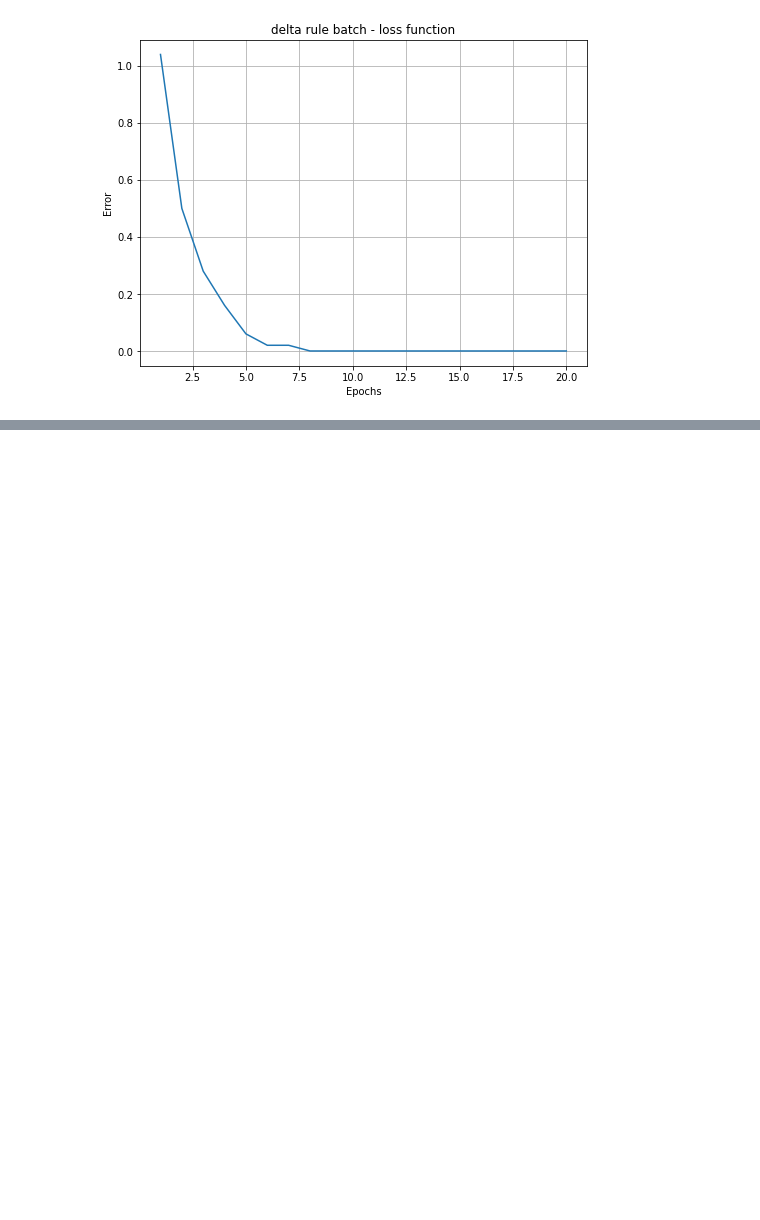
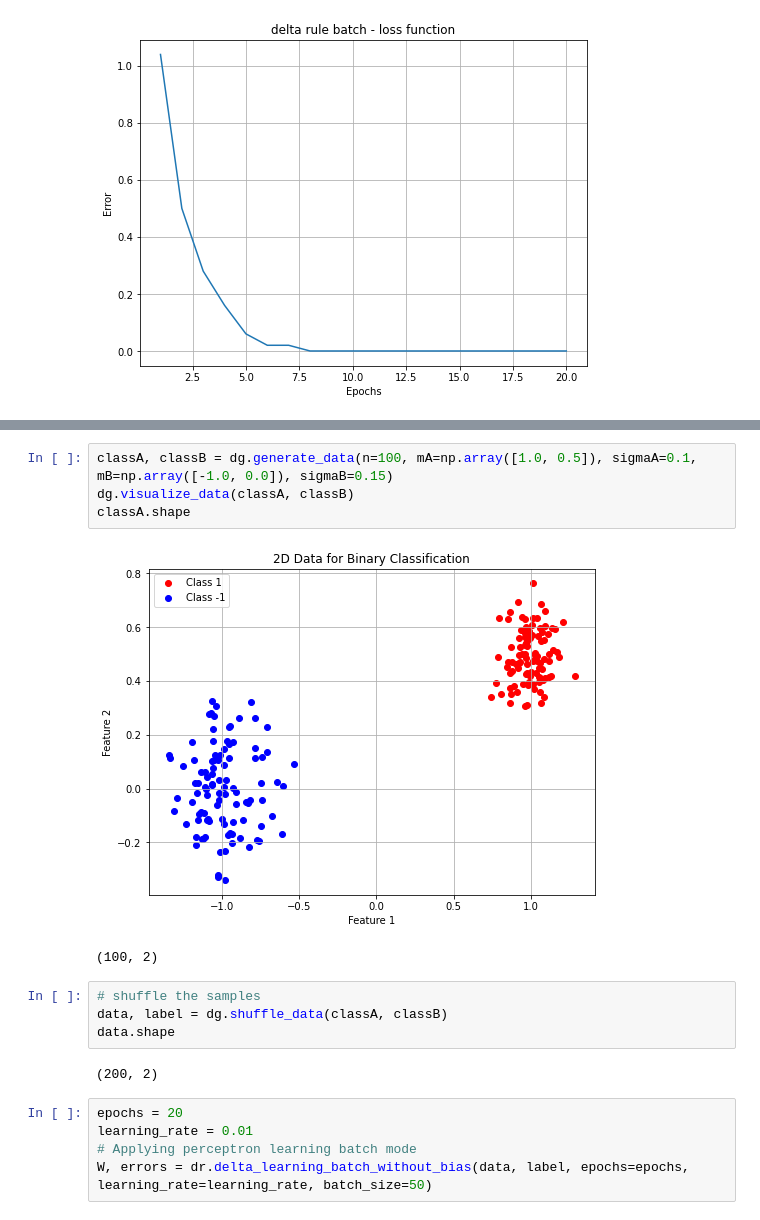
Before and after one commit to kyebinan/Deep_Learning_KTH, a Jupyter notebook: LAB1A/notebook1.ipynb, the cells around one changed output, grey strips where cells are left out. Cells and saved outputs as stored; diff of their text form; blank space fills up the shorter version.

```diff
--- a/LAB1A/notebook1.ipynb
+++ b/LAB1A/notebook1.ipynb
@@ -119,0 +145,18 @@ visualize_loss_function(errors=errors, title='delta rule batch - loss function')
+# %%
+classA, classB = dg.generate_data(n=100, mA=np.array([1.0, 0.5]), sigmaA=0.1, mB=np.array([-1.0, 0.0]), sigmaB=0.15)
+dg.visualize_data(classA, classB)
+classA.shape
+# %% [output]
+[figure, added]
+(100, 2)
+# %%
+# shuffle the samples
+data, label = dg.shuffle_data(classA, classB)
+data.shape
+# %% [output]
+(200, 2)
+# %%
+epochs = 20
+learning_rate = 0.01
+# Applying perceptron learning batch mode
+W, errors = dr.delta_learning_batch_without_bias(data, label, epochs=epochs, learning_rate=learning_rate, batch_size=50)
```
Also changed, not shown: parts of 16 cells of this notebook, 1 other file.
